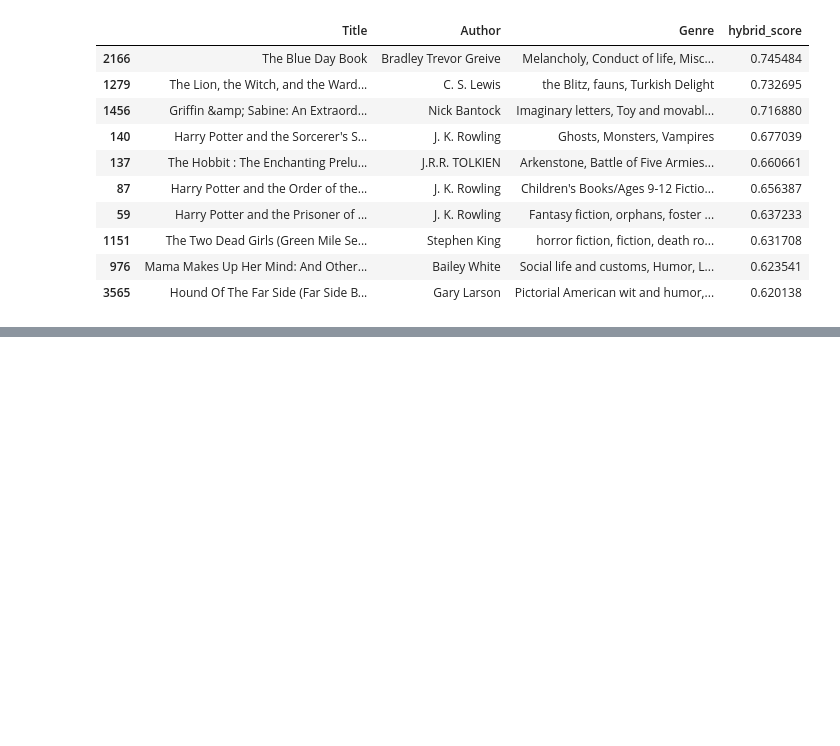
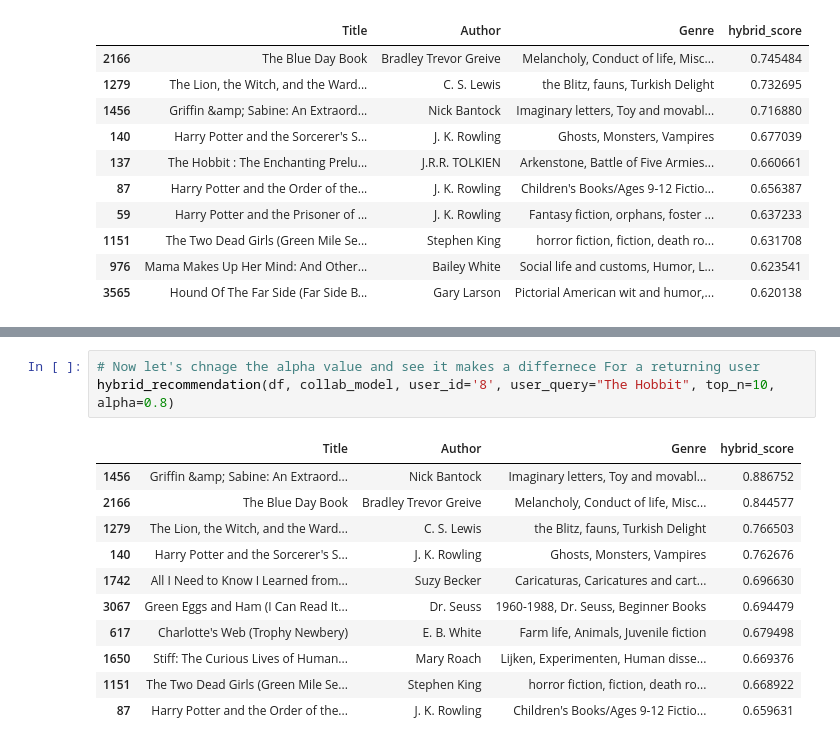
Before and after one commit to MiliThakrar/Book-Recommendations, a Jupyter notebook: notebooks/4. Advance Modeling.ipynb, the cells around one changed output, grey strips where cells are left out. Drawn from its saved outputs; the diff is of its cells as text; blank space fills up the shorter version.

```diff
--- a/notebooks/4. Advance Modeling.ipynb
+++ b/notebooks/4. Advance Modeling.ipynb
@@ -666,0 +714,15 @@ hybrid_recommendation(df, collab_model, user_id='8', user_query="The Hobbit", to
+# %%
+# Now let's chnage the alpha value and see it makes a differnece For a returning user
+hybrid_recommendation(df, collab_model, user_id='8', user_query="The Hobbit", top_n=10, alpha=0.8)
+# %% [output]
+|  | Title | Author | Genre | hybrid_score |
+| 1456 | Griffin &amp; Sabine: An Extraord... | Nick Bantock | Imaginary letters, Toy and movabl... | 0.886752 |
+| 2166 | The Blue Day Book | Bradley Trevor Greive | Melancholy, Conduct of life, Misc... | 0.844577 |
+| 1279 | The Lion, the Witch, and the Ward... | C. S. Lewis | the Blitz, fauns, Turkish Delight | 0.766503 |
+| 140 | Harry Potter and the Sorcerer's S... | J. K. Rowling | Ghosts, Monsters, Vampires | 0.762676 |
+| 1742 | All I Need to Know I Learned from... | Suzy Becker | Caricaturas, Caricatures and cart... | 0.696630 |
+| 3067 | Green Eggs and Ham (I Can Read It... | Dr. Seuss | 1960-1988, Dr. Seuss, Beginner Books | 0.694479 |
+| 617 | Charlotte's Web (Trophy Newbery) | E. B. White | Farm life, Animals, Juvenile fiction | 0.679498 |
+| 1650 | Stiff: The Curious Lives of Human... | Mary Roach | Lijken, Experimenten, Human disse... | 0.669376 |
+| 1151 | The Two Dead Girls (Green Mile Se... | Stephen King | horror fiction, fiction, death ro... | 0.668922 |
+| 87 | Harry Potter and the Order of the... | J. K. Rowling | Children's Books/Ages 9-12 Fictio... | 0.659631 |
```
Also changed, not shown: parts of 12 cells of this notebook, 1 other file.
